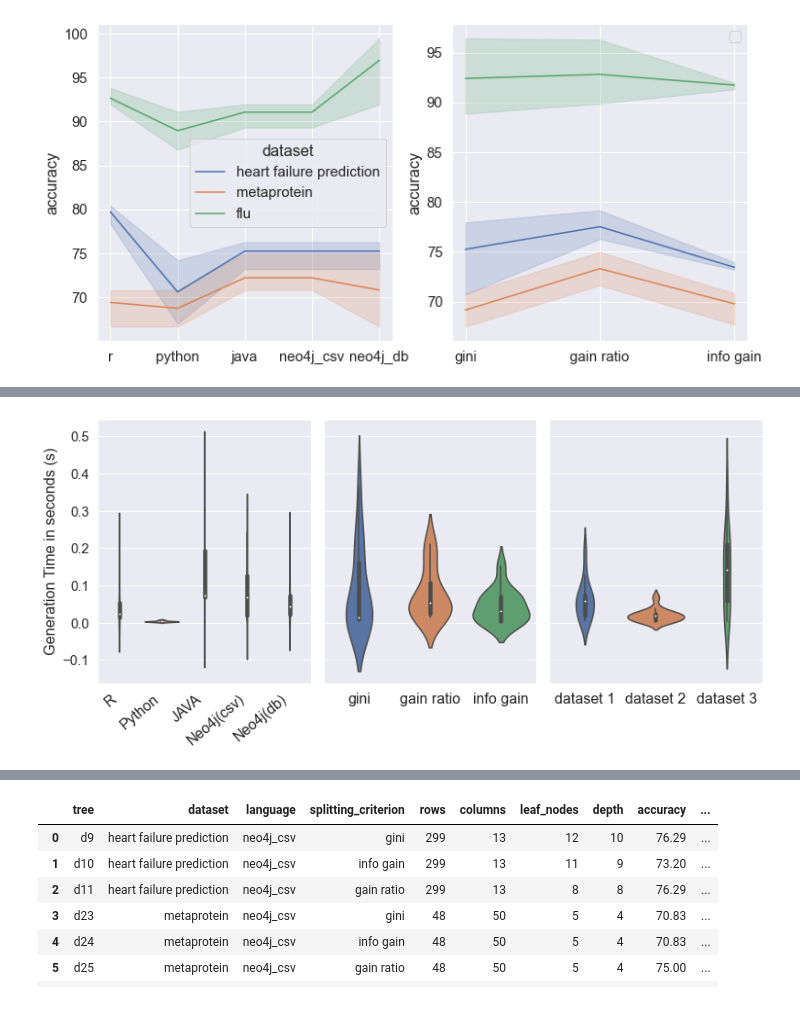
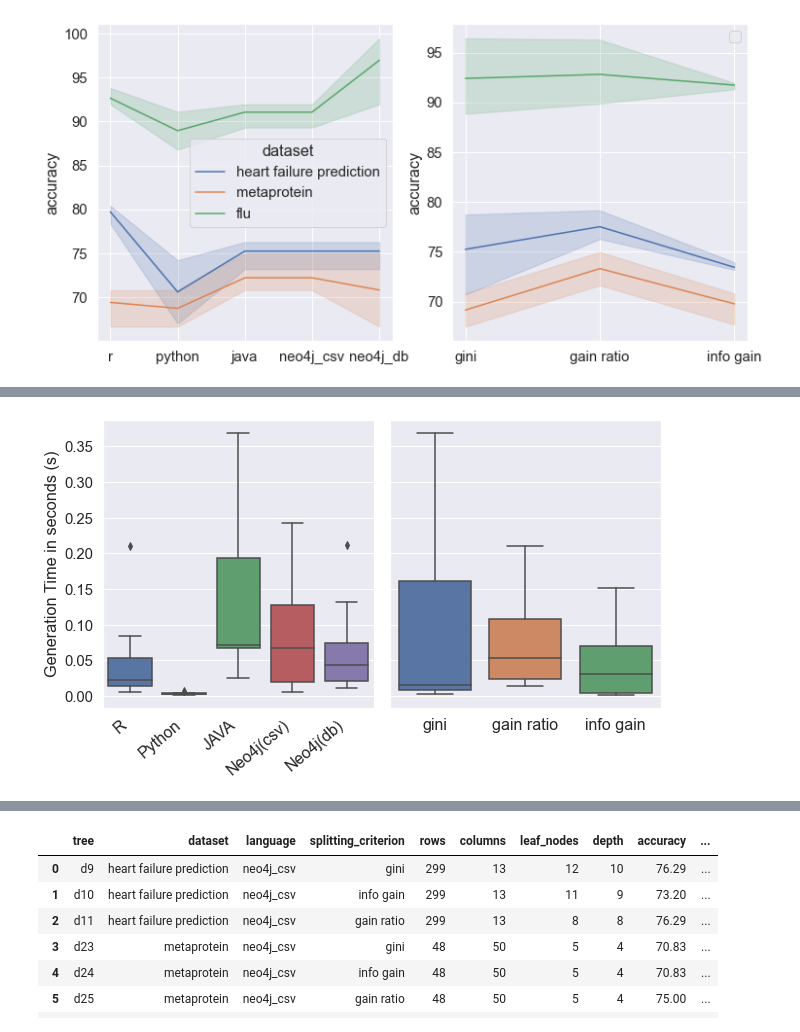
Before and after one commit to clumsyspeedboat/Decision-Tree-Neo4j, a Jupyter notebook: DT Analysis/dt_analysis.ipynb, the cells around one changed output, grey strips where cells are left out. Drawn from its saved outputs; the diff is of its cells as text; code cells hidden in the pictures.

```diff
--- a/DT Analysis/dt_analysis.ipynb
+++ b/DT Analysis/dt_analysis.ipynb
@@ -124,30 +119,25 @@ plt.show()
 # %%
-fig, axes = plt.subplots(1, 3, figsize=(13, 5), sharey=True)
+fig, axes = plt.subplots(1, 2, figsize=(10, 5), sharey=True)
 
-violin4 = sns.violinplot(ax = axes[0], data=df, kind="violin", x="language", y="generation_time")
-violin5 = sns.violinplot(ax = axes[1], data=df, kind="violin", x="splitting_criterion", y="generation_time")
-violin6 = sns.violinplot(ax = axes[2], data=df, kind="violin", x="dataset", y="generation_time")
+box4 = sns.boxplot(ax = axes[0], data=df, x="language", y="generation_time")
+box5 = sns.boxplot(ax = axes[1], data=df, x="splitting_criterion", y="generation_time")
 
-violin4.set_xticklabels(['R','Python','JAVA', 'Neo4j(csv)', 'Neo4j(db)'])
-violin6.set_xticklabels(['dataset 1','dataset 2','dataset 3'])
+box4.set_xticklabels(['R','Python','JAVA', 'Neo4j(csv)', 'Neo4j(db)'])
 
-violin4.set(xlabel=None)
-violin5.set(xlabel=None)
-violin6.set(xlabel=None)
-violin4.set(ylabel='Generation Time in seconds (s)')
-violin5.set(ylabel=None)
-violin6.set(ylabel=None)
+box4.set(xlabel=None)
+box5.set(xlabel=None)
 
-violin4.set_xticklabels(violin4.get_xticklabels(), rotation=40, ha="right", size = 16)
-violin5.set_xticklabels(violin5.get_xticklabels(), size = 16)
-violin6.set_xticklabels(violin6.get_xticklabels(), size = 16)
+box4.set(ylabel='Generation time in seconds (s)')
+box5.set(ylabel=None)
+
+box4.set_xticklabels(violin4.get_xticklabels(), rotation=40, ha="right", size = 16)
+box5.set_xticklabels(violin5.get_xticklabels(), size = 16)
 
 plt.subplots_adjust(left=0.125,
                     bottom=0.1,
                     right=0.9,
                     top=0.9,
                     wspace=0.06,
                     hspace=0.2)
-plt.show()
 # %% [output]
-[figure, old version]
+[figure, new version]
```
Also changed, not shown: parts of 5 cells of this notebook.
